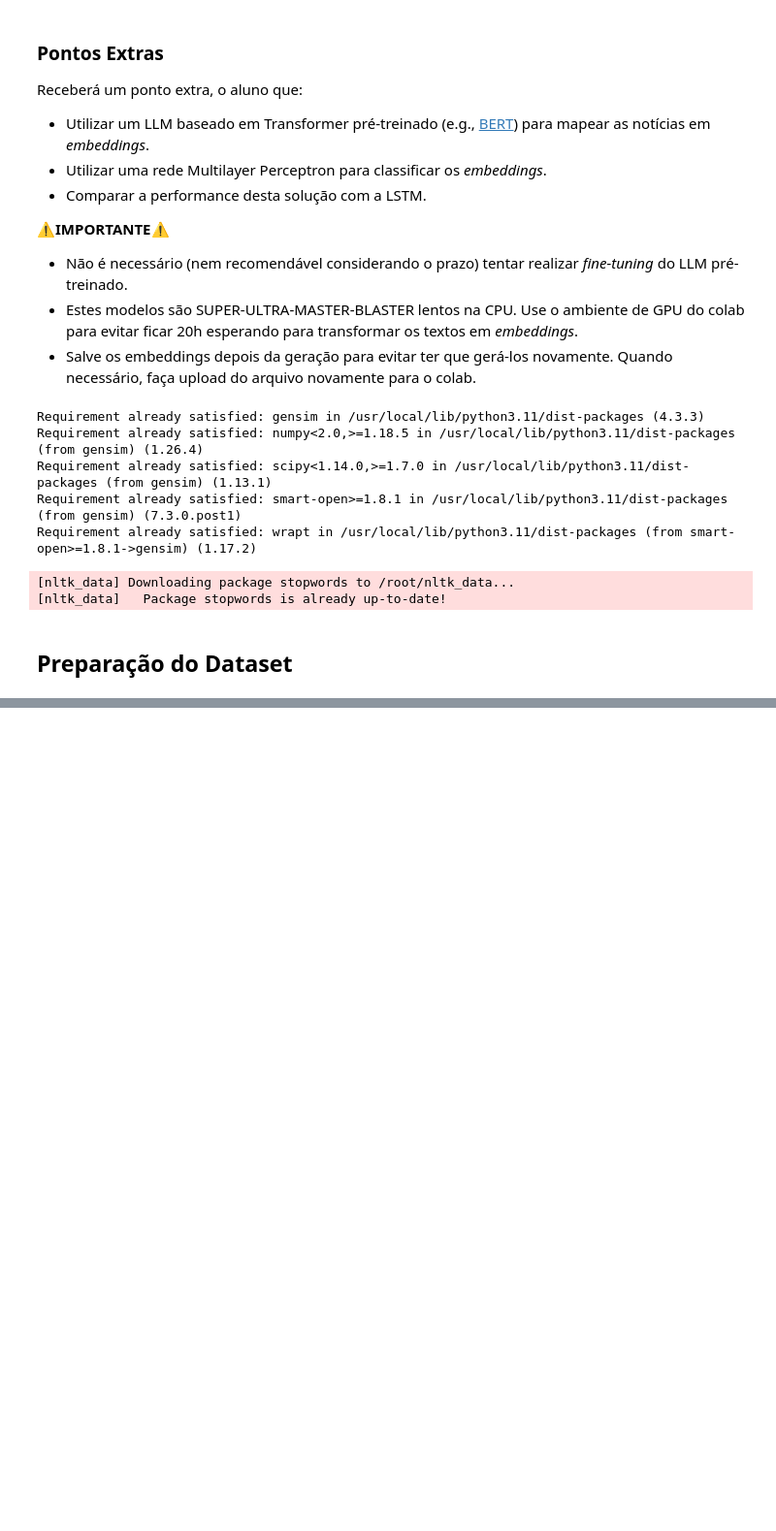
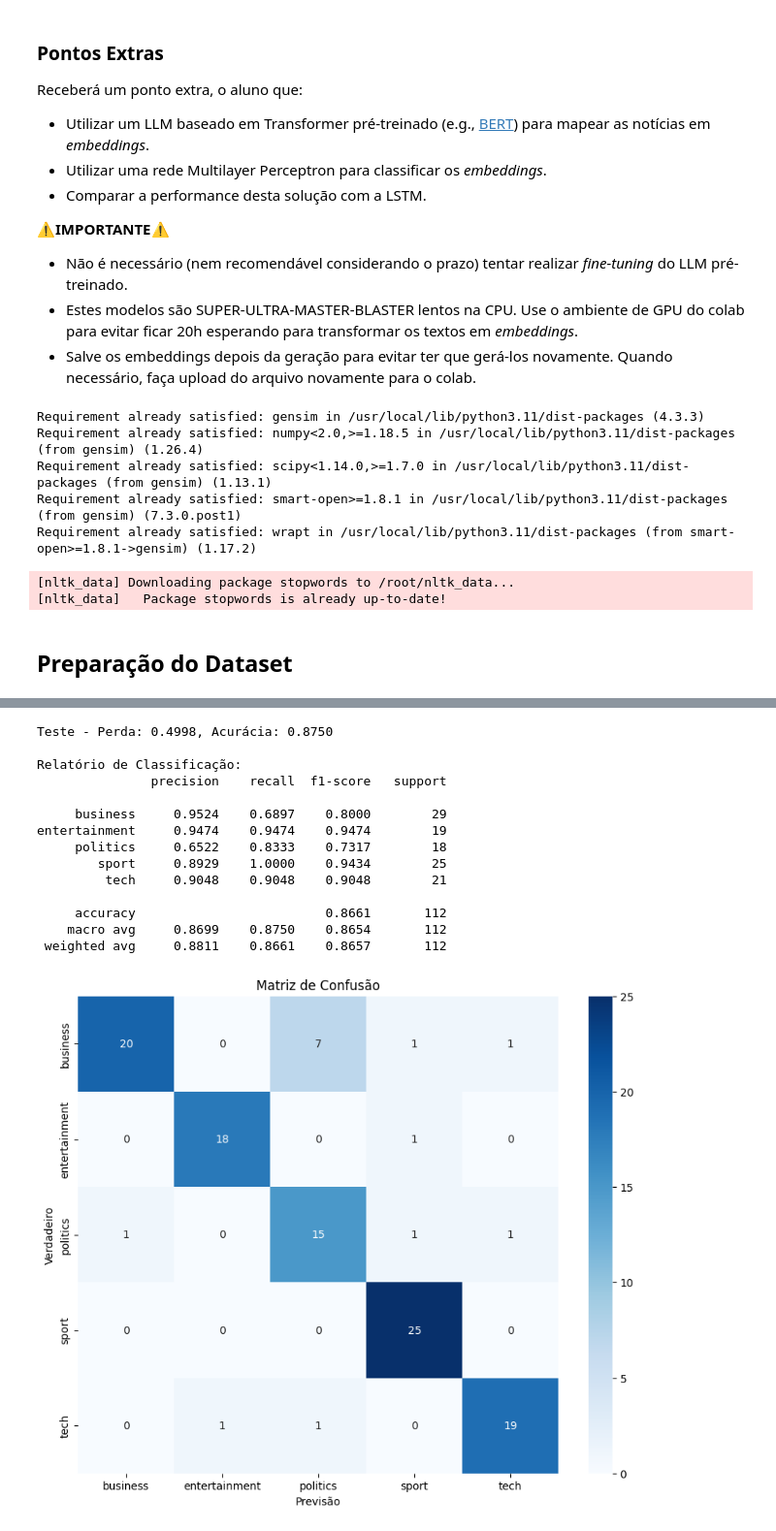
Before and after one commit to LuisEduardoF/RedesNeurais_202501, a Jupyter notebook: T3_lstm.ipynb, the cells around one changed output, grey strips where cells are left out. Shown at 97% size. Saved outputs shown, nothing was run; the diff lists cells and outputs as text; code cells hidden in the pictures; blank space fills up the shorter version.

```diff
--- a/T3_lstm.ipynb
+++ b/T3_lstm.ipynb
@@ -441,0 +496,51 @@ weighted avg       0.94      0.94      0.94       445
+# %%
+# Avaliação no conjunto de teste
+test_loss, test_acc = evaluate(model, test_loader, criterion, device)
+print(f"Teste - Perda: {test_loss:.4f}, Acurácia: {test_acc:.4f}")
+
+# Coletar todas as previsões e labels para o conjunto de teste
+y_pred = []
+y_true = []
+
+model.eval()
+with torch.no_grad():
+    for batch in test_loader:
+        embeddings = batch['embeddings'].to(device)
+        labels = batch['label'].to(device)
+
+        outputs = model(embeddings)
+        _, predictions = torch.max(outputs, 1)
+
+        y_pred.extend(predictions.cpu().numpy())
+        y_true.extend(labels.cpu().numpy())
+
+# Gerar relatório de classificação
+class_names = label_encoder.classes_
+report = classification_report(y_true, y_pred, target_names=class_names, digits=4)
+print("\nRelatório de Classificação:")
+print(report)
+
+# Matriz de confusão
+plt.figure(figsize=(10, 8))
+cm = confusion_matrix(y_true, y_pred)
+sns.heatmap(cm, annot=True, fmt='d', cmap='Blues', xticklabels=class_names, yticklabels=class_names)
+plt.xlabel('Previsão')
+plt.ylabel('Verdadeiro')
+plt.title('Matriz de Confusão')
+plt.show()
+# %% [output]
+Teste - Perda: 0.4998, Acurácia: 0.8750
+
+Relatório de Classificação:
+               precision    recall  f1-score   support
+
+     business     0.9524    0.6897    0.8000        29
+entertainment     0.9474    0.9474    0.9474        19
+     politics     0.6522    0.8333    0.7317        18
+        sport     0.8929    1.0000    0.9434        25
+         tech     0.9048    0.9048    0.9048        21
+
+     accuracy                         0.8661       112
+    macro avg     0.8699    0.8750    0.8654       112
+ weighted avg     0.8811    0.8661    0.8657       112
+[figure, added]
```
Also changed, not shown: parts of 35 cells of this notebook.
